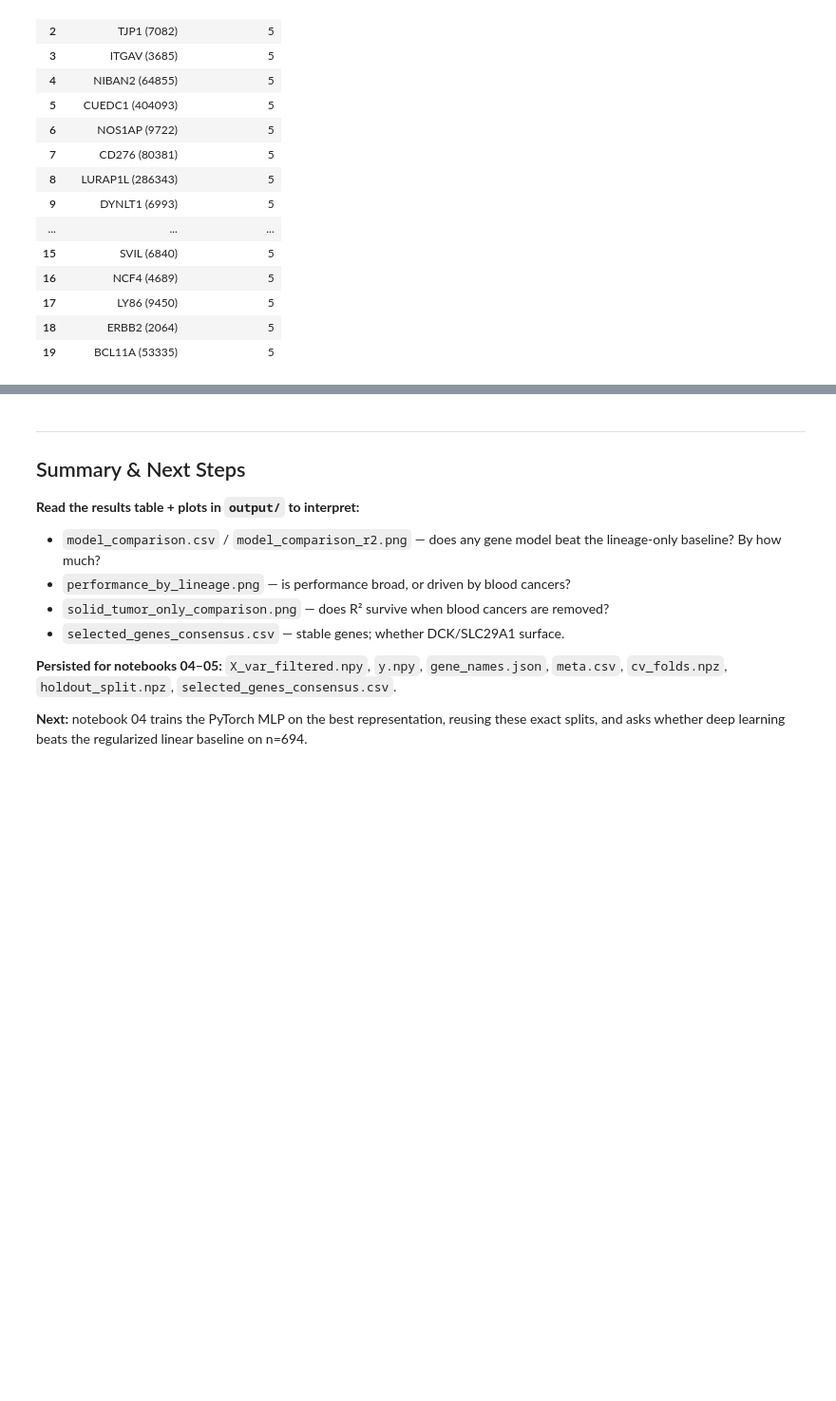
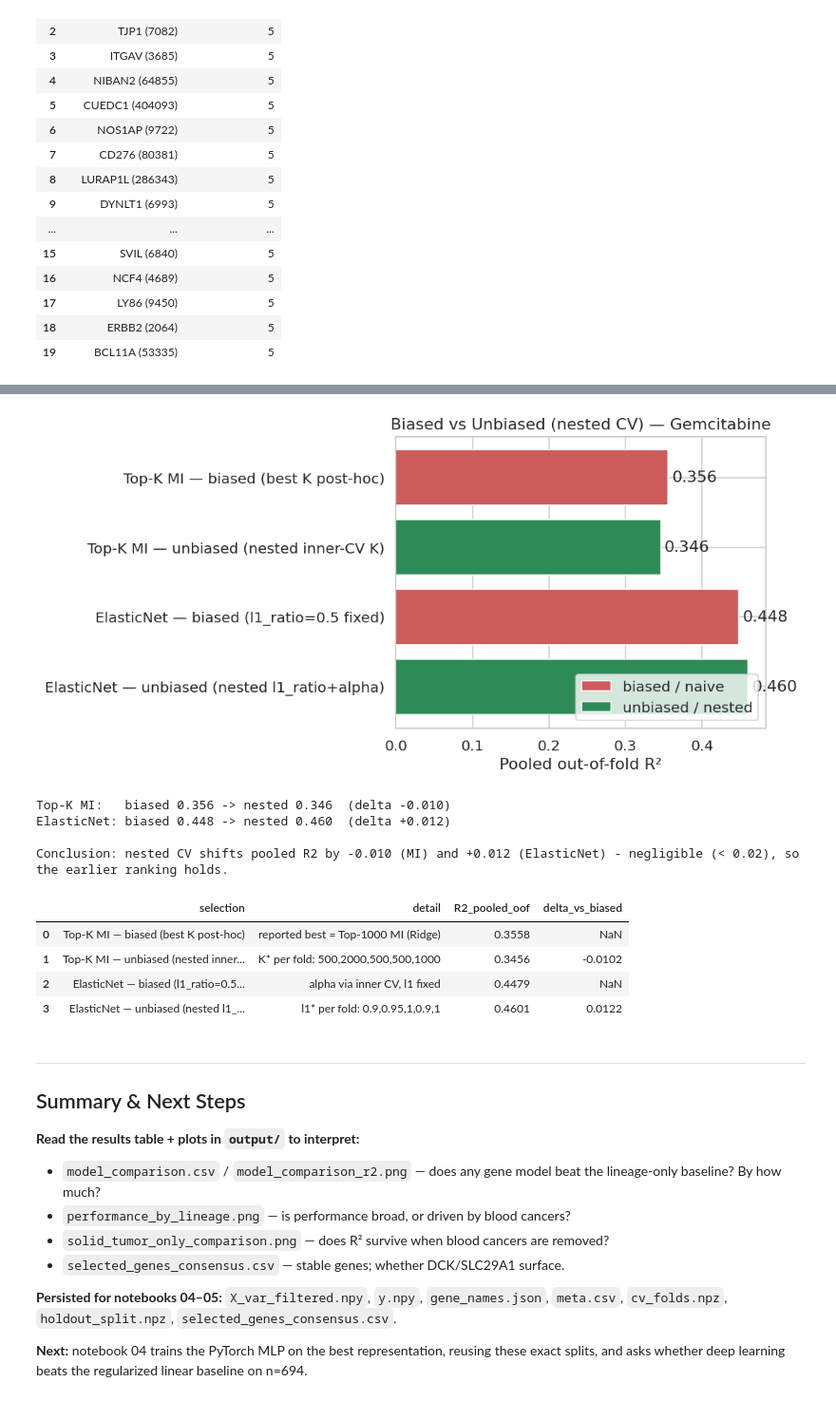
Before and after one commit to yasminreich/Drug-Response-Project, a Jupyter notebook: notebooks/03_baselines_comparison.ipynb, the cells around one changed output, grey strips where cells are left out. Shown at 95% size. Saved outputs shown, nothing was run; the diff lists cells and outputs as text; code cells hidden in the pictures; blank space fills up the shorter version.

```diff
--- a/notebooks/03_baselines_comparison.ipynb
+++ b/notebooks/03_baselines_comparison.ipynb
@@ -485,3 +587,83 @@ Top-1000 model — 2436 unique genes selected across folds; 203 in all 5 folds.
+# %%
+# --- Section 8b: biased vs unbiased -------------------------------------------------
+# Nested models: per-fold mean +/- std + pooled OOF R2 (same schema as Section 4)
+nested_rows = []
+for m in nested_names:
+    arr = np.array(foldm_nested[m])
+    nested_rows.append({
+        "model": m,
+        "RMSE_mean": arr[:, 0].mean(), "RMSE_std": arr[:, 0].std(),
+        "R2_mean":   arr[:, 1].mean(), "R2_std":   arr[:, 1].std(),
+        "PearsonR_mean": arr[:, 2].mean(),
+        "R2_pooled_oof": r2_score(y, oof_nested[m]),
+    })
+nested_tbl = pd.DataFrame(nested_rows)
+
+# Biased references pulled from Section 4's `comparison` table
+topk_mask  = comparison["model"].str.match(r"Top-\d+ MI \(Ridge\)$")
+naive_best = comparison[topk_mask].sort_values("R2_pooled_oof", ascending=False).iloc[0]
+enet_fixed = comparison.loc[comparison.model == "ElasticNetCV"].iloc[0]
+
+mi_nested_r2   = nested_tbl.loc[nested_tbl.model == "Top-K MI (Ridge, nested)", "R2_pooled_oof"].iloc[0]
+enet_nested_r2 = nested_tbl.loc[nested_tbl.model == "ElasticNetCV (l1 tuned, nested)", "R2_pooled_oof"].iloc[0]
+
+biased_vs = pd.DataFrame([
+    {"selection": "Top-K MI — biased (best K post-hoc)",
+     "detail": f"reported best = {naive_best['model']}",
+     "R2_pooled_oof": naive_best["R2_pooled_oof"]},
+    {"selection": "Top-K MI — unbiased (nested inner-CV K)",
+     "detail": "K* per fold: " + ",".join(str(h["mi_K_star"]) for h in hp_choices),
+     "R2_pooled_oof": mi_nested_r2},
+    {"selection": "ElasticNet — biased (l1_ratio=0.5 fixed)",
+     "detail": "alpha via inner CV, l1 fixed",
+     "R2_pooled_oof": enet_fixed["R2_pooled_oof"]},
+    {"selection": "ElasticNet — unbiased (nested l1_ratio+alpha)",
+     "detail": "l1* per fold: " + ",".join(f"{h['enet_l1_ratio']:.2g}" for h in hp_choices),
+     "R2_pooled_oof": enet_nested_r2},
+])
+biased_vs["delta_vs_biased"] = [np.nan, mi_nested_r2 - naive_best["R2_pooled_oof"],
+                                np.nan, enet_nested_r2 - enet_fixed["R2_pooled_oof"]]
+
+hp_df = pd.DataFrame(hp_choices)
+nested_tbl.to_csv(os.path.join(OUTPUT_DIR, "model_comparison_nested.csv"), index=False)
+hp_df.to_csv(os.path.join(OUTPUT_DIR, "nested_hp_choices.csv"), index=False)
+
+# Plot: biased vs unbiased pooled R2
+fig, ax = plt.subplots(figsize=(9, 4.5))
+labels = biased_vs["selection"].tolist()
+vals   = biased_vs["R2_pooled_oof"].tolist()
+colors = ["indianred", "seagreen", "indianred", "seagreen"]
+ax.barh(labels[::-1], vals[::-1], color=colors[::-1], edgecolor="white")
+for i, v in enumerate(vals[::-1]):
+    ax.text(v + 0.005, i, f"{v:.3f}", va="center")
+ax.set_xlabel("Pooled out-of-fold R²")
+ax.set_title("Biased vs Unbiased (nested CV) — Gemcitabine")
+from matplotlib.patches import Patch
+ax.legend(handles=[Patch(facecolor="indianred", label="biased / naive"),
+                   Patch(facecolor="seagreen", label="unbiased / nested")], loc="lower right")
+plt.tight_layout()
+plt.savefig(os.path.join(OUTPUT_DIR, "nested_cv_comparison.png"), dpi=150, bbox_inches="tight")
+plt.show()
+
+d_mi = mi_nested_r2 - naive_best["R2_pooled_oof"]
+d_en = enet_nested_r2 - enet_fixed["R2_pooled_oof"]
+print(f"Top-K MI:   biased {naive_best['R2_pooled_oof']:.3f} -> nested {mi_nested_r2:.3f}  (delta {d_mi:+.3f})")
+print(f"ElasticNet: biased {enet_fixed['R2_pooled_oof']:.3f} -> nested {enet_nested_r2:.3f}  (delta {d_en:+.3f})")
+print(f"\nConclusion: nested CV shifts pooled R2 by {d_mi:+.3f} (MI) and {d_en:+.3f} (ElasticNet) - "
+      + ("a meaningful change." if max(abs(d_mi), abs(d_en)) >= 0.02
+         else "negligible (< 0.02), so the earlier ranking holds."))
+biased_vs
+# %% [output]
+[figure, added]
+Top-K MI:   biased 0.356 -> nested 0.346  (delta -0.010)
+ElasticNet: biased 0.448 -> nested 0.460  (delta +0.012)
+
+Conclusion: nested CV shifts pooled R2 by -0.010 (MI) and +0.012 (ElasticNet) - negligible (< 0.02), so the earlier ranking holds.
+|  | selection | detail | R2_pooled_oof | delta_vs_biased |
+| 0 | Top-K MI — biased (best K post-hoc) | reported best = Top-1000 MI (Ridge) | 0.3558 | NaN |
+| 1 | Top-K MI — unbiased (nested inner... | K* per fold: 500,2000,500,500,1000 | 0.3456 | -0.0102 |
+| 2 | ElasticNet — biased (l1_ratio=0.5... | alpha via inner CV, l1 fixed | 0.4479 | NaN |
+| 3 | ElasticNet — unbiased (nested l1_... | l1* per fold: 0.9,0.95,1,0.9,1 | 0.4601 | 0.0122 |
 # %% [markdown]
 ---
 ## Summary & Next Steps
```
Also changed, not shown: parts of 4 cells of this notebook, 1 other file.
